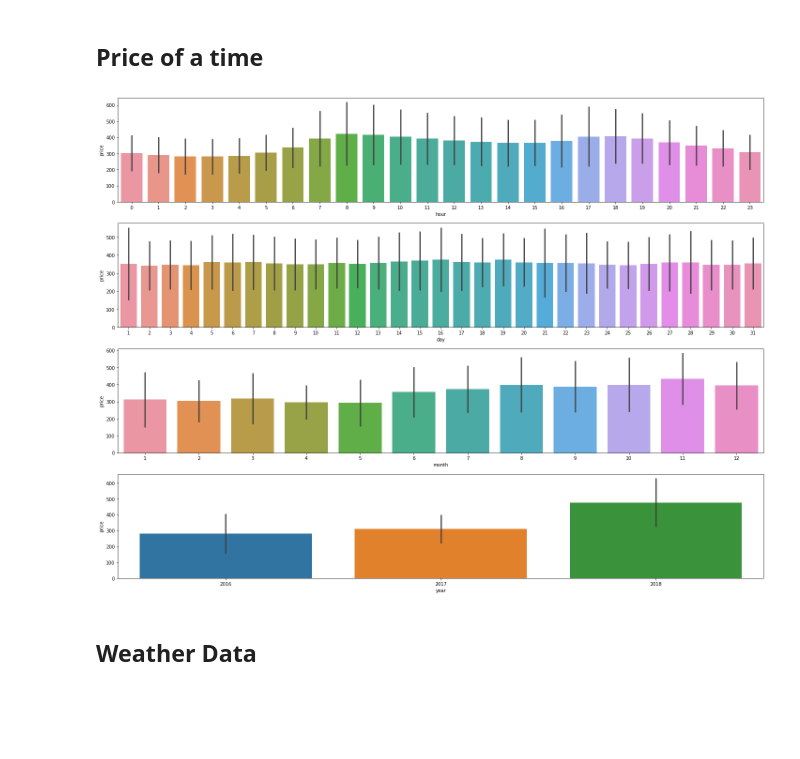
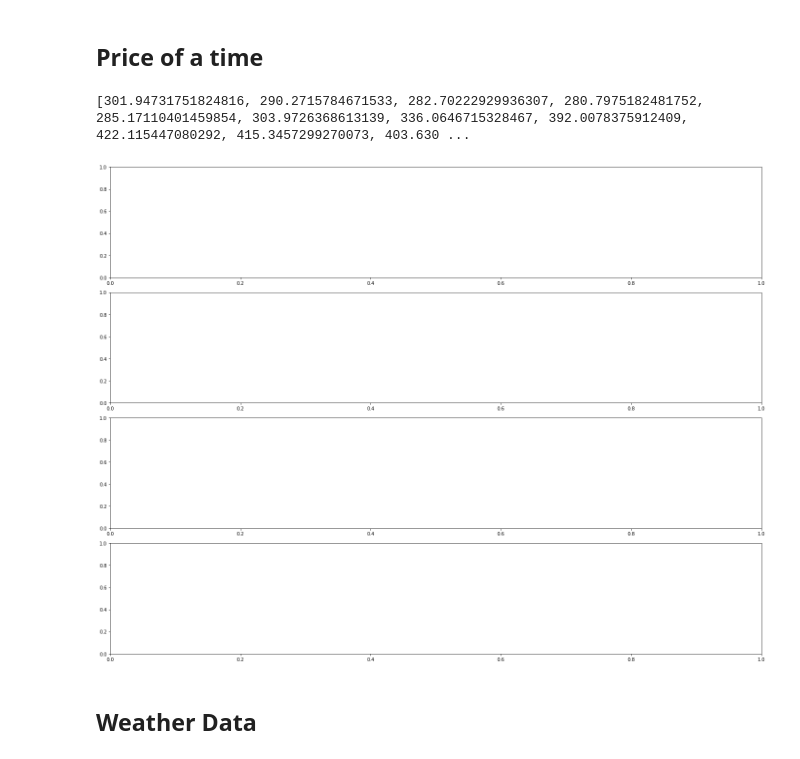
Before and after one commit to JonasRSV/H4S-Uniform-Energy, a Jupyter notebook: uniform_energy.ipynb, the cells around one changed output. Saved outputs shown, nothing was run; the diff lists cells and outputs as text; code cells hidden in the pictures; blank space fills up the shorter version.

```diff
--- a/uniform_energy.ipynb
+++ b/uniform_energy.ipynb
@@ -59,17 +66,26 @@ Price of a time
 # %%
 import seaborn as sb
 import matplotlib.pyplot as plt
 
 fig, (ax1, ax2, ax3, ax4) = plt.subplots(4, figsize=(20, 15))
 
-sb.barplot(x="hour", y="price", data=energy, ci="sd", ax=ax1)
-sb.barplot(x="day", y="price", data=energy, ci="sd", ax=ax2)
-sb.barplot(x="month", y="price", data=energy, ci="sd", ax=ax3)
-sb.barplot(x="year", y="price", data=energy, ci="sd", ax=ax4)
+mean_day = []
+energy_hours = energy.groupby("hour")
+for hour in energy_hours.groups:
+    H = energy_hours.get_group(hour)["price"].mean()
+    mean_day.append(H)
+
+
+print(mean_day)
+#sb.barplot(x="hour", y="price", data=energy, ci="sd", ax=ax1)
+#sb.barplot(x="day", y="price", data=energy, ci="sd", ax=ax2)
+#sb.barplot(x="month", y="price", data=energy, ci="sd", ax=ax3)
+#sb.barplot(x="year", y="price", data=energy, ci="sd", ax=ax4)
 
 fig.tight_layout()
 # %% [output]
+[301.94731751824816, 290.2715784671533, 282.70222929936307, 280.7975182481752, 285.17110401459854, 303.9726368613139, 336.0646715328467, 392.0078375912409, 422.115447080292, 415.3457299270073, 403.630 ...
-[figure, old version]
+[figure, new version]
 # %% [markdown]
 Weather Data
 ---
```
Also changed, not shown: parts of 3 cells of this notebook, 17 other files.
